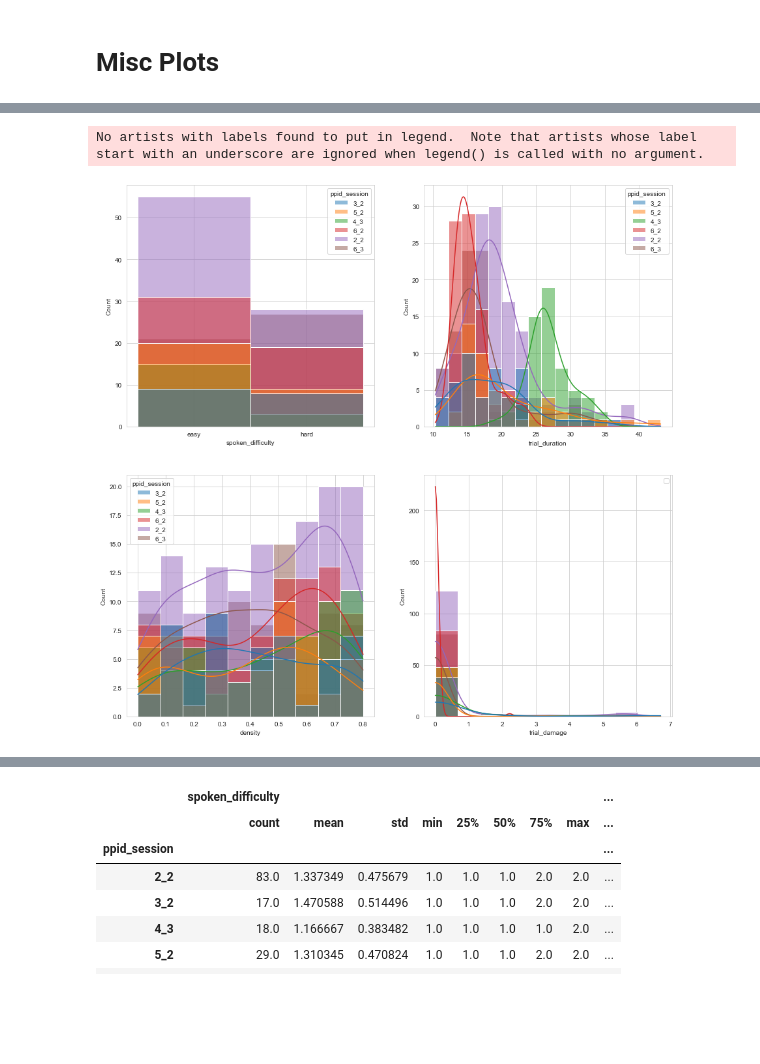
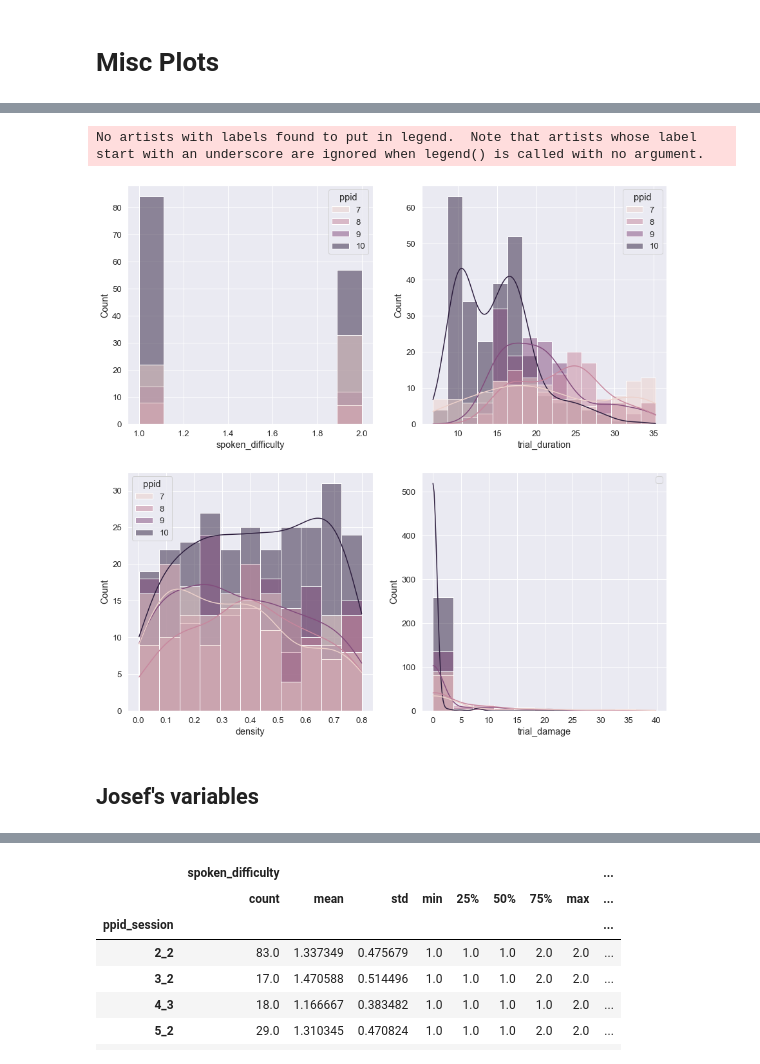
Before and after one commit to schko/mna, a Jupyter notebook: notebooks/adadrive_analysis.ipynb, the cells around one changed output, grey strips where cells are left out. Cells and saved outputs as stored; diff of their text form; code cells hidden in the pictures; blank space fills up the shorter version.

```diff
--- a/notebooks/adadrive_analysis.ipynb
+++ b/notebooks/adadrive_analysis.ipynb
@@ -116 +327,3 @@ all_dfs.to_csv(f"{output_dir}all_results.csv")
 pivot_ui(all_dfs, outfile_path=f"{output_dir}all_results.html");
+# %%
+all_dfs = pd.read_excel(f"{output_dir}all_results.xlsx")
@@ -117,32 +351,46 @@ pivot_ui(all_dfs, outfile_path=f"{output_dir}all_results.html");
 # %% [markdown]
 # Misc Plots
 # %%
+# seaborn
+sns.set(font_scale=1.2)
+sns.set_palette("tab10")
+
 # remove practice trials
 all_dfs_final = all_dfs.copy()
 all_dfs_final = all_dfs_final[all_dfs_final.block_condition!='practice']
+
 all_dfs_final['ppid_session'] = all_dfs_final['ppid'].astype(int).astype(str) + '_' + \
                                             + all_dfs_final['session'].astype(int).astype(str)
 
 all_dfs_final.columns = all_dfs_final.columns.str.replace('.','_')
 all_dfs_final.columns = all_dfs_final.columns.str.replace('measures_','')
+all_dfs_final.columns = all_dfs_final.columns.str.replace("Band_Power", "Power")
 
 
 cols_of_interest = ["bpm", "density", "trial_duration", "trial_damage",
                                      "abs_sum_delta_steer_input", "abs_sum_delta_brake_input",
                                      "NSLR_count_Fixation", "NSLR_count_Saccade"]
 experimental_cols = ['spoken_difficulty', 'trial_duration', 'density', 'trial_damage']
-eye_cols = ['spoken_difficulty', "NSLR_count_Fixation", "NSLR_count_Saccade",
+eye_cols = ['spoken_difficulty','L Pupil Diameter', "NSLR_count_Fixation", "NSLR_count_Saccade",
             'NSLR_mean_duration_Fixation','NSLR_mean_duration_Saccade',
            'NSLR_first_onset_Fixation', 'NSLR_first_onset_Saccade']
-ecg_cols = ['spoken_difficulty','density','bpm','sdnn', 'rmssd','pnn50'] # rmssd = parasympathetic
+ecg_cols = ['spoken_difficulty','density','bpm','sdnn', 'rmssd','pnn35'] # rmssd = parasympathetic
 motor_cols = ['spoken_difficulty','density','abs_sum_delta_steer_input','abs_sum_delta_brake_input', 'abs_sum_delta_throttle_input']
 
-# nan outliers
+# rename columns
+all_dfs_final = all_dfs_final.rename(columns={"Left Pupil Trial Average Diameter": "L Pupil Diameter"})
+
+# remove trials that are too long
+all_dfs_final = all_dfs_final[all_dfs_final.trial_duration <= 40]
+
+
+# nan, outliers
 for col in cols_of_interest:
     all_dfs_final[col] = all_dfs_final[col].mask(all_dfs_final[col].sub(all_dfs_final[col].mean()).div(all_dfs_final[col].std()).abs().gt(2))
 all_dfs_final['abs_sum_delta_brake_input'] = all_dfs_final['abs_sum_delta_brake_input'].mask(all_dfs_final['abs_sum_delta_brake_input']>.1)
 all_dfs_final['NSLR_first_onset_Fixation'] = all_dfs_final['NSLR_first_onset_Fixation']-all_dfs_final['trial_start_time']
 all_dfs_final['NSLR_first_onset_Saccade'] = all_dfs_final['NSLR_first_onset_Saccade']-all_dfs_final['trial_start_time']
+all_dfs_final['bpm'] = all_dfs_final['bpm'].mask((all_dfs_final['bpm']<40) | (all_dfs_final['bpm']>200))
 # %%
 # quality measurse
 speech_recognition = pd.DataFrame(all_dfs_final.groupby("ppid_session").apply(lambda x: x['spoken_difficulty'].notnull().mean()))
@@ -271,12 +520,14 @@ No artists with labels found to put in legend.  Note that artists whose label st
 # %%
 fig, axs = plt.subplots(2, 2, figsize=(15, 15))
-sns.histplot(data=all_dfs_final, x="spoken_difficulty", kde=False, color="skyblue", label="Sepal Length", ax=axs[0, 0], hue='ppid_session')
-sns.histplot(data=all_dfs_final, x="trial_duration", kde=True, color="olive", ax=axs[0, 1], hue='ppid_session')
-sns.histplot(data=all_dfs_final, x="density", kde=True, color="gold", ax=axs[1, 0], hue='ppid_session')
-sns.histplot(data=all_dfs_final, x="trial_damage", kde=True, color="teal", ax=axs[1, 1], hue='ppid_session')
+sns.histplot(data=all_dfs_final, x="spoken_difficulty", kde=False, color="skyblue", label="Sepal Length", ax=axs[0, 0], hue='ppid')
+sns.histplot(data=all_dfs_final, x="trial_duration", kde=True, color="olive", ax=axs[0, 1], hue='ppid')
+sns.histplot(data=all_dfs_final, x="density", kde=True, color="gold", ax=axs[1, 0], hue='ppid')
+sns.histplot(data=all_dfs_final, x="trial_damage", kde=True, color="teal", ax=axs[1, 1], hue='ppid')
 
 plt.legend()
 plt.show()
 # %% [output]
 No artists with labels found to put in legend.  Note that artists whose label start with an underscore are ignored when legend() is called with no argument.
-[figure, old version]
+[figure, new version]
+# %% [markdown]
+## Josef's variables
```
Also changed, not shown: parts of 11 cells of this notebook, 9 other files.
